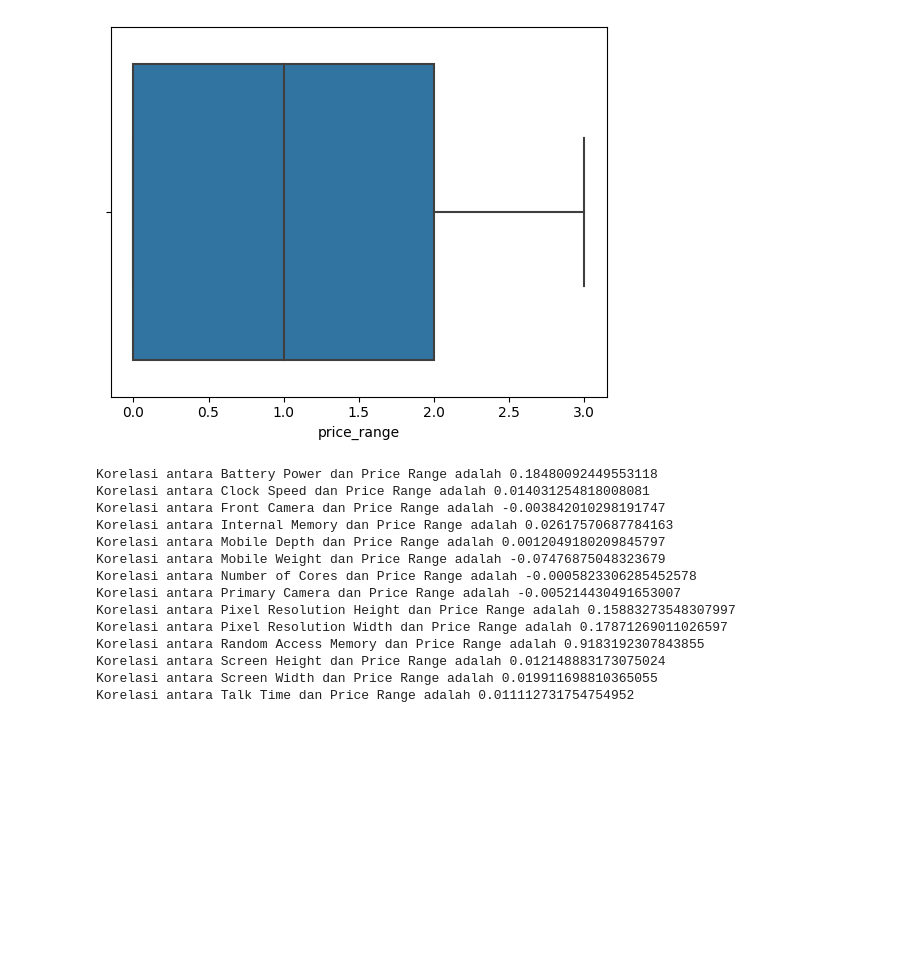
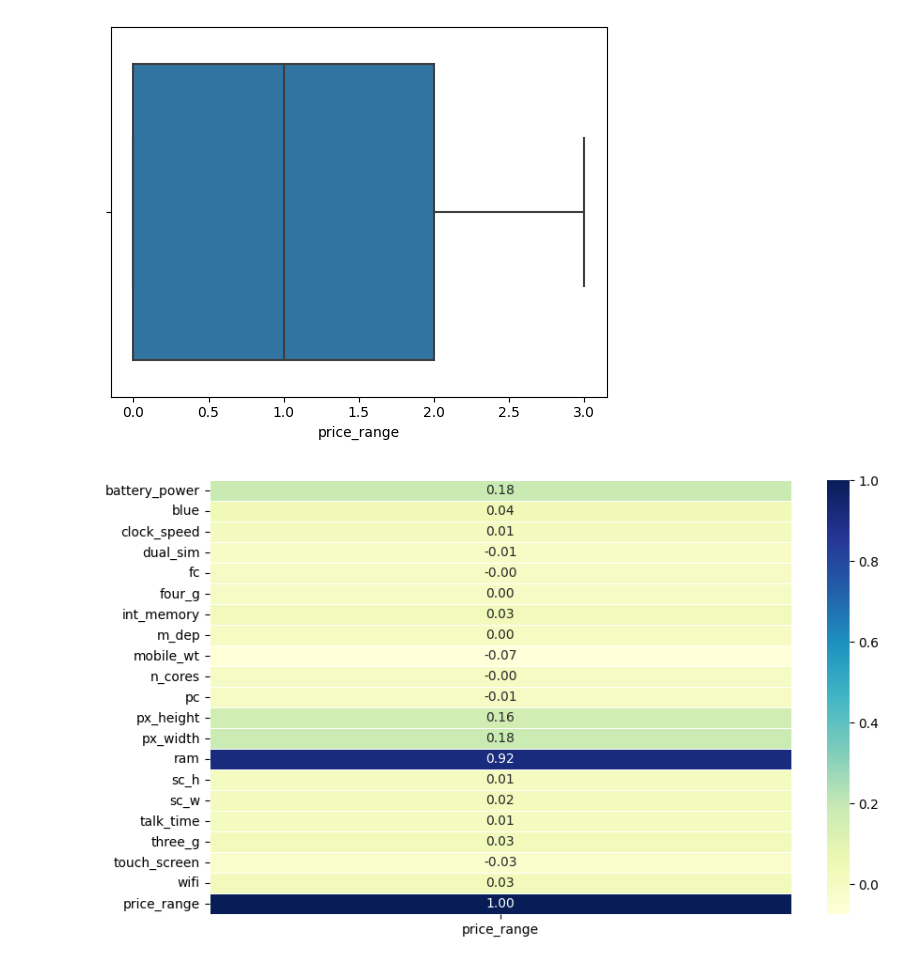
Before and after one commit to eunicesarah/Tucil2_13521006_13521013, a Jupyter notebook: tucil2.ipynb, the cells around one changed output. Cells and saved outputs as stored; diff of their text form; code cells hidden in the pictures; blank space fills up the shorter version.

Commit message:
refactor: change correlation

```diff
--- a/tucil2.ipynb
+++ b/tucil2.ipynb
@@ -1721,60 +1674,12 @@ Index: []
 
 [0 rows x 21 columns]
 [figure]
-# %%
-correlation = train['battery_power'].corr(train['price_range'])
-print('Korelasi antara Battery Power dan Price Range adalah ' + str(correlation))
-
-correlation = train['clock_speed'].corr(train['price_range'])
-print('Korelasi antara Clock Speed dan Price Range adalah ' + str(correlation))
-
-correlation = train['fc'].corr(train['price_range'])
-print('Korelasi antara Front Camera dan Price Range adalah ' + str(correlation))
-
-correlation = train['int_memory'].corr(train['price_range'])
-print('Korelasi antara Internal Memory dan Price Range adalah ' + str(correlation))
-
-correlation = train['m_dep'].corr(train['price_range'])
-print('Korelasi antara Mobile Depth dan Price Range adalah ' + str(correlation))
-
-correlation = train['mobile_wt'].corr(train['price_range'])
-print('Korelasi antara Mobile Weight dan Price Range adalah ' + str(correlation))
-
-correlation = train['n_cores'].corr(train['price_range'])
-print('Korelasi antara Number of Cores dan Price Range adalah ' + str(correlation))
-
-correlation = train['pc'].corr(train['price_range'])
-print('Korelasi antara Primary Camera dan Price Range adalah ' + str(correlation))
-
-correlation = train['px_height'].corr(train['price_range'])
-print('Korelasi antara Pixel Resolution Height dan Price Range adalah ' + str(correlation))
-
-correlation = train['px_width'].corr(train['price_range'])
-print('Korelasi antara Pixel Resolution Width dan Price Range adalah ' + str(correlation))
-
-correlation = train['ram'].corr(train['price_range'])
-print('Korelasi antara Random Access Memory dan Price Range adalah ' + str(correlation))
-
-correlation = train['sc_h'].corr(train['price_range'])
-print('Korelasi antara Screen Height dan Price Range adalah ' + str(correlation))
-
-correlation = train['sc_w'].corr(train['price_range'])
-print('Korelasi antara Screen Width dan Price Range adalah ' + str(correlation))
-
-correlation = train['talk_time'].corr(train['price_range'])
-print('Korelasi antara Talk Time dan Price Range adalah ' + str(correlation))
-# %% [output]
-Korelasi antara Battery Power dan Price Range adalah 0.18480092449553118
-Korelasi antara Clock Speed dan Price Range adalah 0.014031254818008081
-Korelasi antara Front Camera dan Price Range adalah -0.003842010298191747
-Korelasi antara Internal Memory dan Price Range adalah 0.02617570687784163
-Korelasi antara Mobile Depth dan Price Range adalah 0.0012049180209845797
-Korelasi antara Mobile Weight dan Price Range adalah -0.07476875048323679
-Korelasi antara Number of Cores dan Price Range adalah -0.0005823306285452578
-Korelasi antara Primary Camera dan Price Range adalah -0.005214430491653007
-Korelasi antara Pixel Resolution Height dan Price Range adalah 0.15883273548307997
-Korelasi antara Pixel Resolution Width dan Price Range adalah 0.17871269011026597
-Korelasi antara Random Access Memory dan Price Range adalah 0.9183192307843855
-Korelasi antara Screen Height dan Price Range adalah 0.012148883173075024
-Korelasi antara Screen Width dan Price Range adalah 0.019911698810365055
-Korelasi antara Talk Time dan Price Range adalah 0.011112731754754952
+# %%
+correlation = train.corr()
+set_target = correlation[['price_range']]
+
+plt.figure(figsize=(10, 6))
+sns.heatmap(set_target, annot=True, cmap="YlGnBu", fmt=".2f", linewidths=0.5)
+plt.show()
+# %% [output]
+[figure, added]
```
Also changed, not shown: parts of 2 cells of this notebook.
